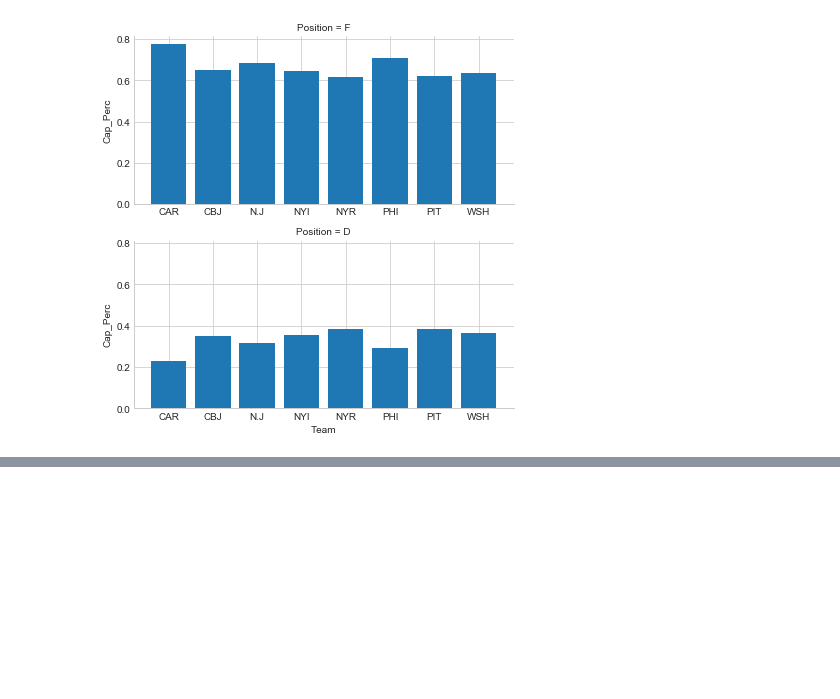
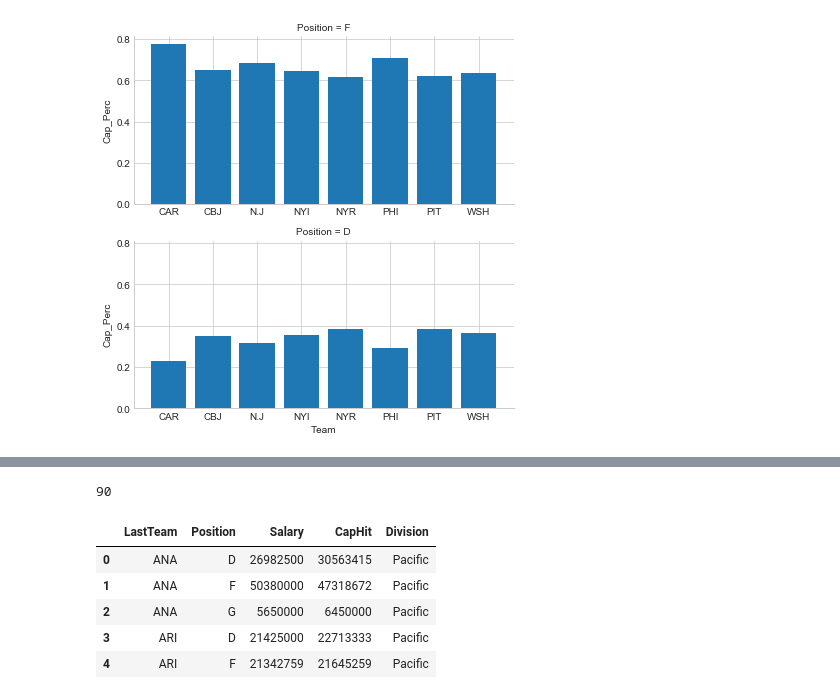
Before and after one commit to cjgargano/UCI-Project-01, a Jupyter notebook: NHL_Data_Analysis.ipynb, the cells around one changed output, grey strips where cells are left out. Cells and saved outputs as stored; diff of their text form; code cells hidden in the pictures; blank space fills up the shorter version.

```diff
--- a/NHL_Data_Analysis.ipynb
+++ b/NHL_Data_Analysis.ipynb
@@ -653,0 +675,45 @@ plt.show()
+# %%
+len(team_salary_df)
+# %% [output]
+90
+# %%
+team_salary_df["Division"] = ["Pacific", "Pacific", "Pacific",
+    "Pacific", "Pacific", "Pacific",
+    "Atlantic", "Atlantic", "Atlantic",
+    "Atlantic", "Atlantic", "Atlantic",
+    "Metropolitan", "Metropolitan", "Metropolitan",
+    "Metropolitan", "Metropolitan", "Metropolitan",
+    "Pacific", "Pacific", "Pacific",
+    "Central", "Central", "Central",
+    "Central", "Central", "Central",
+    "Central", "Central", "Central",
+    "Atlantic", "Atlantic", "Atlantic",
+    "Pacific", "Pacific", "Pacific",
+    "Atlantic", "Atlantic", "Atlantic",
+    "Pacific", "Pacific", "Pacific",
+    "Central", "Central", "Central",
+    "Atlantic", "Atlantic", "Atlantic",
+    "Metropolitan", "Metropolitan", "Metropolitan",
+    "Central", "Central", "Central",
+    "Metropolitan", "Metropolitan", "Metropolitan",
+    "Metropolitan", "Metropolitan", "Metropolitan",
+    "Atlantic", "Atlantic", "Atlantic",
+    "Metropolitan", "Metropolitan", "Metropolitan",
+    "Metropolitan", "Metropolitan", "Metropolitan",
+    "Pacific", "Pacific", "Pacific",
+    "Central", "Central", "Central",
+    "Atlantic", "Atlantic", "Atlantic",
+    "Atlantic", "Atlantic", "Atlantic",
+    "Pacific", "Pacific", "Pacific",
+    "Central", "Central", "Central",
+    "Metropolitan", "Metropolitan", "Metropolitan"
+]
+
+team_salary_df.head()
+# %% [output]
+|  | LastTeam | Position | Salary | CapHit | Division |
+| 0 | ANA | D | 26982500 | 30563415 | Pacific |
+| 1 | ANA | F | 50380000 | 47318672 | Pacific |
+| 2 | ANA | G | 5650000 | 6450000 | Pacific |
+| 3 | ARI | D | 21425000 | 22713333 | Pacific |
+| 4 | ARI | F | 21342759 | 21645259 | Pacific |
```
Also changed, not shown: parts of 8 cells of this notebook, 3 other files.
